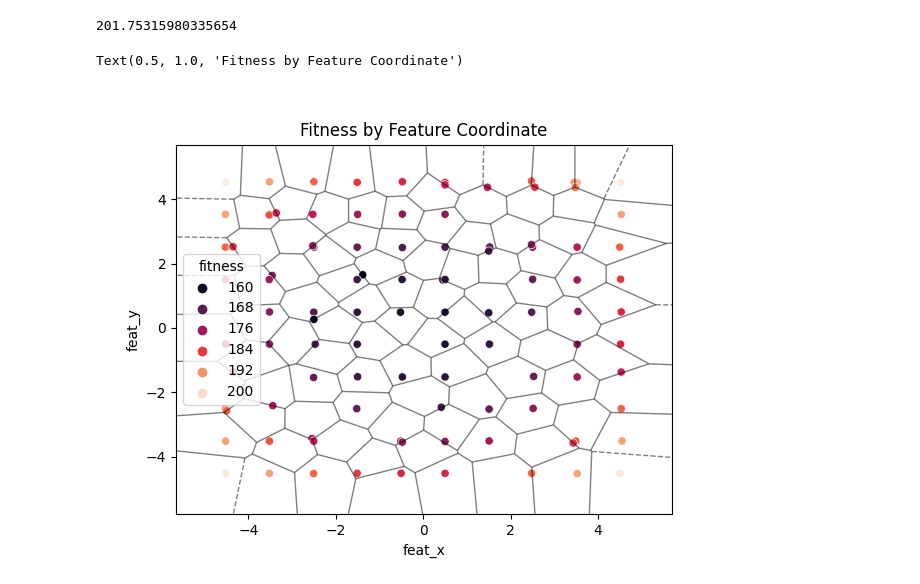
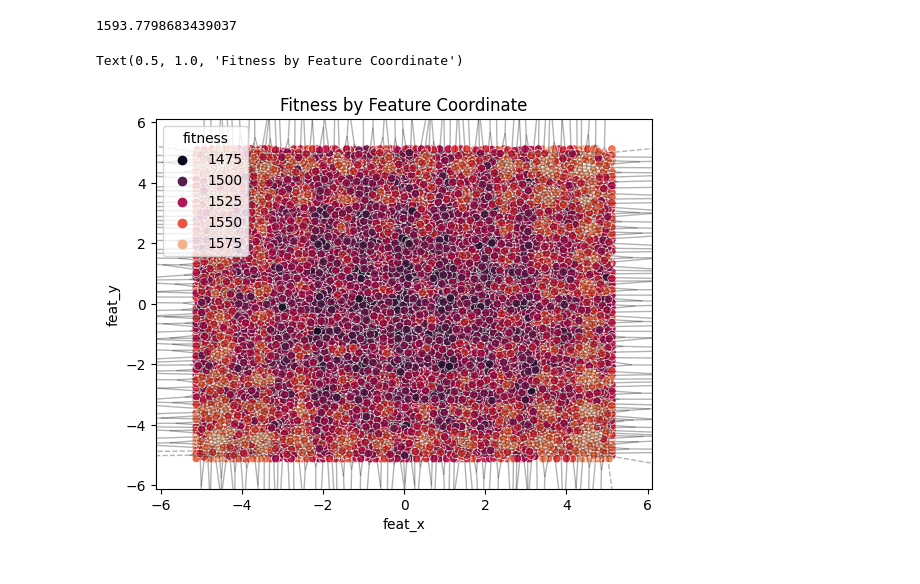
Before and after one commit to lukepmccombs/LEAP, a Jupyter notebook: examples/advanced/illumination_example.ipynb, the cells around one changed output. Saved outputs shown, nothing was run; the diff lists cells and outputs as text; code cells hidden in the pictures.

```diff
--- a/examples/advanced/illumination_example.ipynb
+++ b/examples/advanced/illumination_example.ipynb
@@ -18,10 +17,10 @@ import copy
 # %%
-MAX_BIRTHS = 100000
-INIT_POP_SIZE = 1000
+MAX_BIRTHS = 1000000
+INIT_POP_SIZE = 10000
 MAX_EVAL = 100
 
 BOUNDS = RastriginProblem.bounds
-N_DIMS = 5
+N_DIMS = 40
 # %%
 def pop_to_df(pop):
     return pd.DataFrame(
@@ -32,9 +31,9 @@ def pop_to_df(pop):
         }
         for ind in pop.values()
     )
+# %%
+cell_encoder = CVTEncoder.Orthope(1000, 100000, (BOUNDS[0],)*2, (BOUNDS[1],)*2)
 # %%
-classifier = CVTClassifier.Cube(100, 10000, (BOUNDS[0],)*2, (BOUNDS[1],)*2)
-
 final_pop_map = map_elites(
     MAX_BIRTHS, INIT_POP_SIZE,
 
@@ -53,29 +52,29 @@ final_pop_map = map_elites(
     ],
 
     feature_func=lambda ind: ind.phenome[:2],
-    cell_classifier=classifier,
+    cell_classifier=cell_encoder,
 )
 # %%
 final_pop_df = pop_to_df(final_pop_map)
 
 final_pop_df["fitness"].max()
 # %% [output]
-201.75315980335654
+1593.7798683439037
 # %%
 from scipy.spatial import Voronoi, voronoi_plot_2d
 
 fig, ax = plt.subplots()
 
-vor = Voronoi(classifier.centers)
-voronoi_plot_2d(vor, ax, line_alpha=0.5, show_points=False, show_vertices=False)
+vor = Voronoi(cell_encoder.centers)
+voronoi_plot_2d(vor, ax, line_alpha=0.3, show_points=False, show_vertices=False)
 
 sns.scatterplot(
     data = final_pop_df,
     x="feat_x", y="feat_y",
     hue="fitness", palette="rocket",
     ax=ax
 )
 plt.title("Fitness by Feature Coordinate")
 # %% [output]
 Text(0.5, 1.0, 'Fitness by Feature Coordinate')
-[figure, old version]
+[figure, new version]
```
Also changed, not shown: parts of 1 cell of this notebook, 4 other files.
